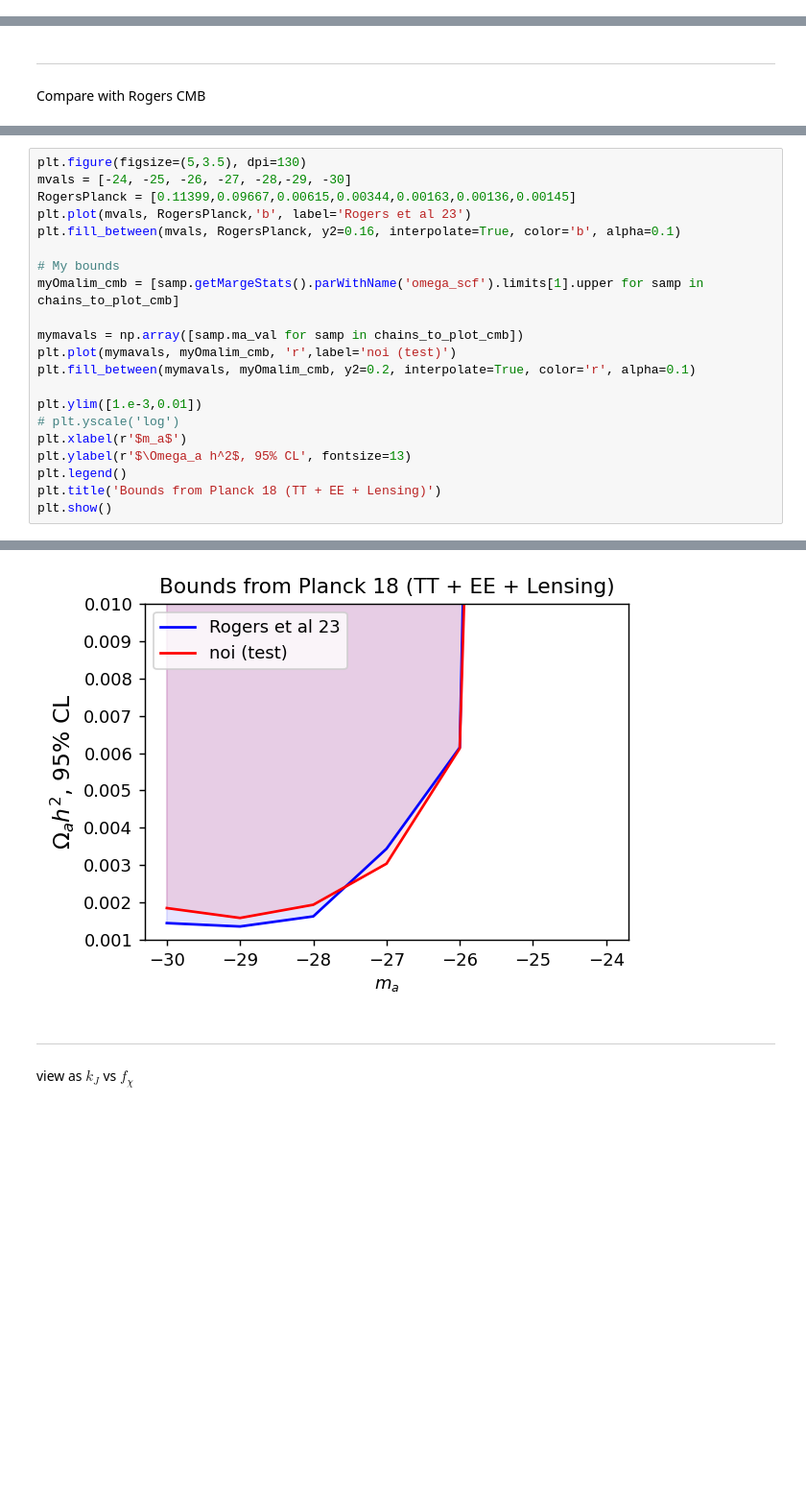
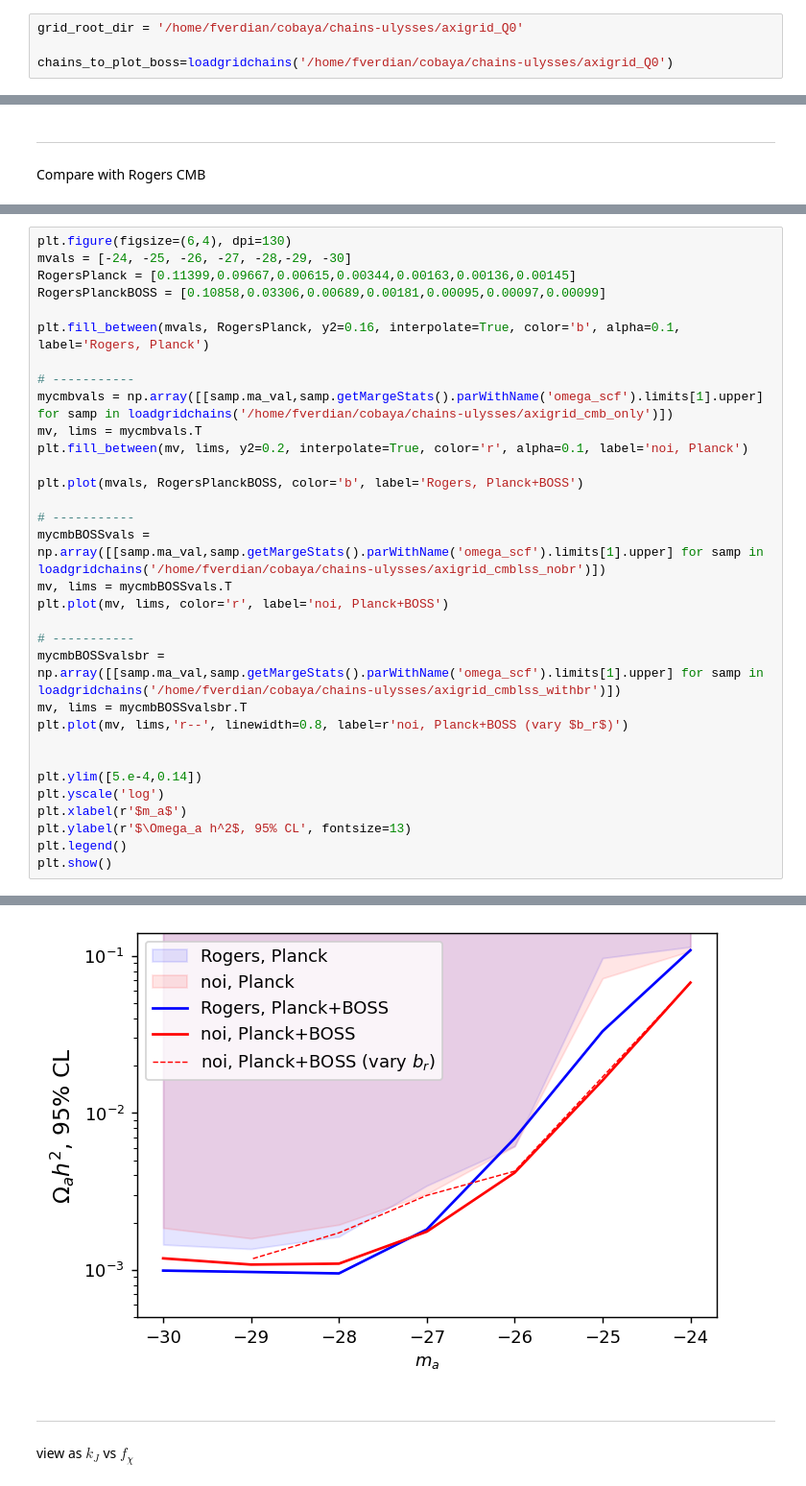
Before and after one commit to fverd/cobaya, a Jupyter notebook: FRA/analyze-grid-of-runs.ipynb, the cells around one changed output, grey strips where cells are left out. Shown at 96% size. Saved outputs shown, nothing was run; the diff lists cells and outputs as text; blank space fills up the shorter version.

Commit message:
grid of runs update

```diff
--- a/FRA/analyze-grid-of-runs.ipynb
+++ b/FRA/analyze-grid-of-runs.ipynb
@@ -35,0 +25,4 @@ base_m30
+# %%
+grid_root_dir = '/home/fverdian/cobaya/chains-ulysses/axigrid_Q0'
+
+chains_to_plot_boss=loadgridchains('/home/fverdian/cobaya/chains-ulysses/axigrid_Q0')
@@ -191,22 +168,33 @@ base_m30
 # %%
-plt.figure(figsize=(5,3.5), dpi=130)
+plt.figure(figsize=(6,4), dpi=130)
 mvals = [-24, -25, -26, -27, -28,-29, -30]
 RogersPlanck = [0.11399,0.09667,0.00615,0.00344,0.00163,0.00136,0.00145]
-plt.plot(mvals, RogersPlanck,'b', label='Rogers et al 23')
-plt.fill_between(mvals, RogersPlanck, y2=0.16, interpolate=True, color='b', alpha=0.1)
+RogersPlanckBOSS = [0.10858,0.03306,0.00689,0.00181,0.00095,0.00097,0.00099]
 
-# My bounds
-myOmalim_cmb = [samp.getMargeStats().parWithName('omega_scf').limits[1].upper for samp in chains_to_plot_cmb]
+plt.fill_between(mvals, RogersPlanck, y2=0.16, interpolate=True, color='b', alpha=0.1, label='Rogers, Planck')
 
-mymavals = np.array([samp.ma_val for samp in chains_to_plot_cmb])
-plt.plot(mymavals, myOmalim_cmb, 'r',label='noi (test)')
-plt.fill_between(mymavals, myOmalim_cmb, y2=0.2, interpolate=True, color='r', alpha=0.1)
+# -----------
+mycmbvals = np.array([[samp.ma_val,samp.getMargeStats().parWithName('omega_scf').limits[1].upper] for samp in loadgridchains('/home/fverdian/cobaya/chains-ulysses/axigrid_cmb_only')])
+mv, lims = mycmbvals.T
+plt.fill_between(mv, lims, y2=0.2, interpolate=True, color='r', alpha=0.1, label='noi, Planck')
 
-plt.ylim([1.e-3,0.01])
-# plt.yscale('log')
+plt.plot(mvals, RogersPlanckBOSS, color='b', label='Rogers, Planck+BOSS')
+
+# -----------
+mycmbBOSSvals = np.array([[samp.ma_val,samp.getMargeStats().parWithName('omega_scf').limits[1].upper] for samp in loadgridchains('/home/fverdian/cobaya/chains-ulysses/axigrid_cmblss_nobr')])
+mv, lims = mycmbBOSSvals.T
+plt.plot(mv, lims, color='r', label='noi, Planck+BOSS')
+
+# -----------
+mycmbBOSSvalsbr = np.array([[samp.ma_val,samp.getMargeStats().parWithName('omega_scf').limits[1].upper] for samp in loadgridchains('/home/fverdian/cobaya/chains-ulysses/axigrid_cmblss_withbr')])
+mv, lims = mycmbBOSSvalsbr.T
+plt.plot(mv, lims,'r--', linewidth=0.8, label=r'noi, Planck+BOSS (vary $b_r$)')
+
+
+plt.ylim([5.e-4,0.14])
+plt.yscale('log')
 plt.xlabel(r'$m_a$')
 plt.ylabel(r'$\Omega_a h^2$, 95% CL', fontsize=13)
 plt.legend()
-plt.title('Bounds from Planck 18 (TT + EE + Lensing)')
 plt.show()
 # %% [output]
@@ -213,4 +203,4 @@ plt.show()
-[figure, old version]
+[figure, new version]
 # %% [markdown]
 ---
 view as $k_J$ vs $f_\chi$
```
Also changed, not shown: parts of 5 cells of this notebook, 5 other files.
